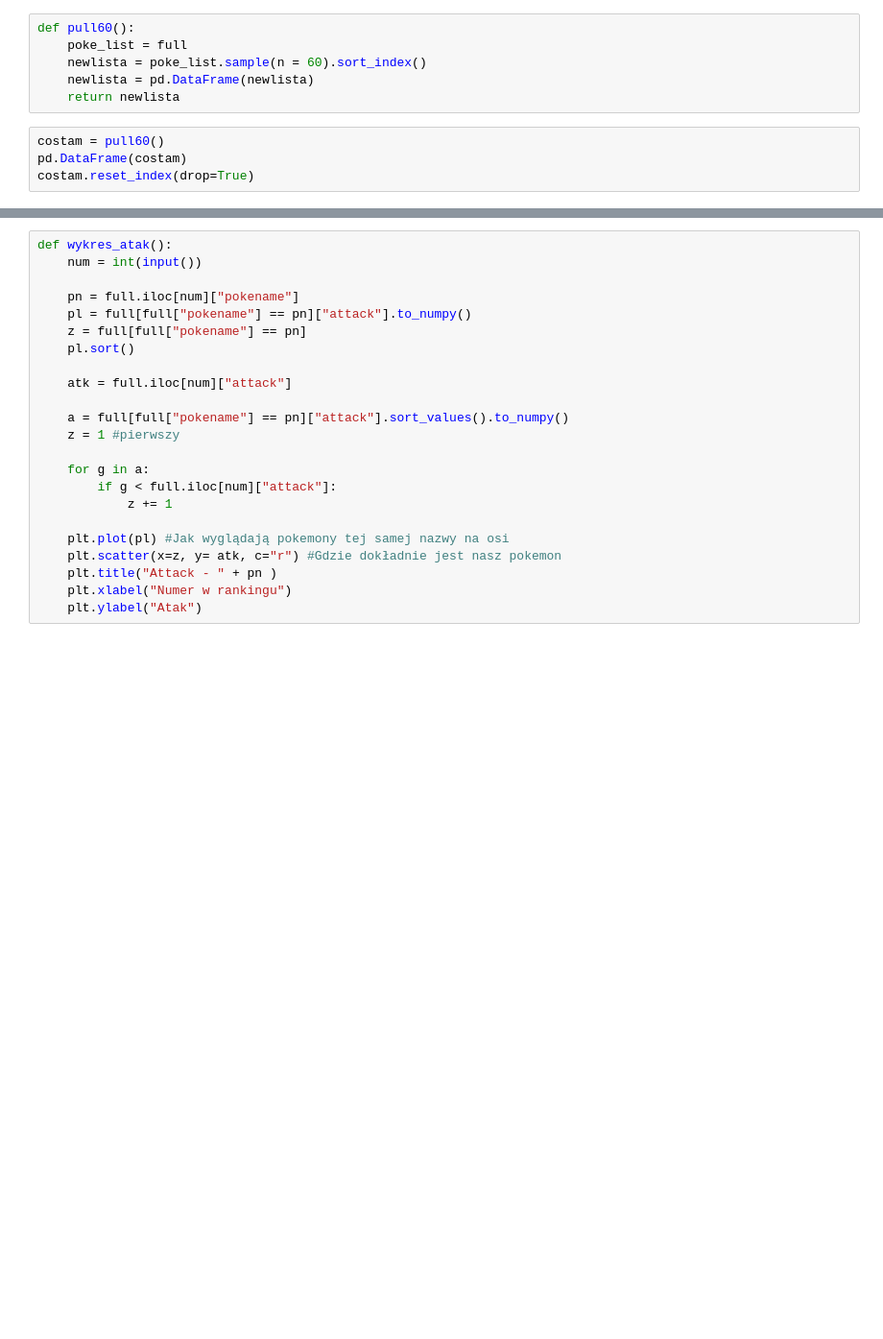
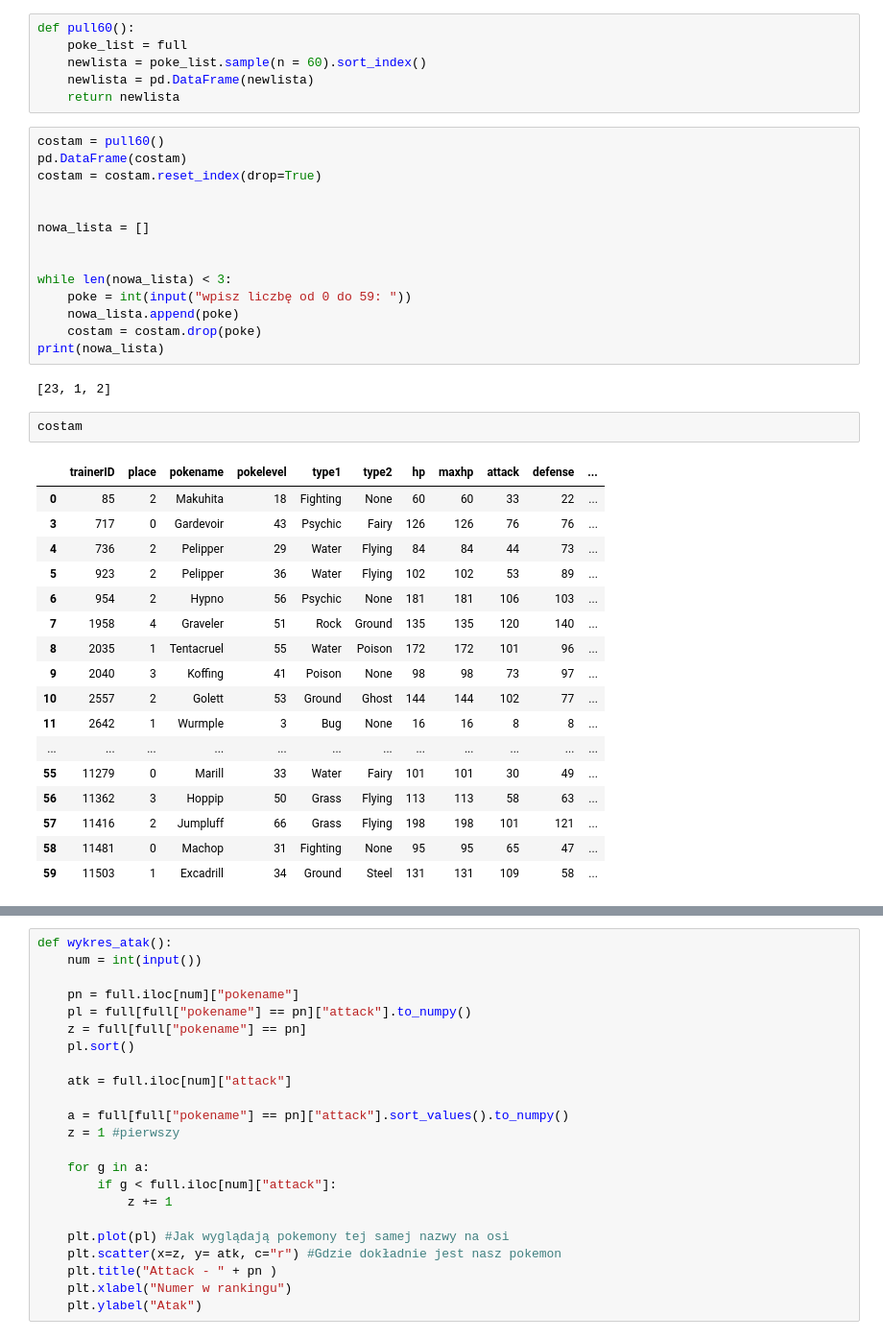
Before and after one commit to infoshareacademy/jdszr5-baraja, a Jupyter notebook: Pokemony/Pokemon_Dev.ipynb, the cells around one changed output, grey strips where cells are left out. Shown at 96% size. Drawn from its saved outputs; the diff is of its cells as text; blank space fills up the shorter version.

```diff
--- a/Pokemony/Pokemon_Dev.ipynb
+++ b/Pokemony/Pokemon_Dev.ipynb
@@ -197,7 +220,39 @@ def pull60():
     newlista = poke_list.sample(n = 60).sort_index()
     newlista = pd.DataFrame(newlista)
     return newlista
-# %%
-costam = pull60()
-pd.DataFrame(costam)
-costam.reset_index(drop=True)
+# %%
+costam = pull60()
+pd.DataFrame(costam)
+costam = costam.reset_index(drop=True)
+
+
+nowa_lista = []
+
+
+while len(nowa_lista) < 3:
+    poke = int(input("wpisz liczbę od 0 do 59: "))
+    nowa_lista.append(poke)
+    costam = costam.drop(poke)
+print(nowa_lista)
+# %% [output]
+[23, 1, 2]
+# %%
+costam
+# %% [output]
+|  | trainerID | place | pokename | pokelevel | type1 | type2 | hp | maxhp | attack | defense | ... |
+| 0 | 85 | 2 | Makuhita | 18 | Fighting | None | 60 | 60 | 33 | 22 | ... |
+| 3 | 717 | 0 | Gardevoir | 43 | Psychic | Fairy | 126 | 126 | 76 | 76 | ... |
+| 4 | 736 | 2 | Pelipper | 29 | Water | Flying | 84 | 84 | 44 | 73 | ... |
+| 5 | 923 | 2 | Pelipper | 36 | Water | Flying | 102 | 102 | 53 | 89 | ... |
+| 6 | 954 | 2 | Hypno | 56 | Psychic | None | 181 | 181 | 106 | 103 | ... |
+| 7 | 1958 | 4 | Graveler | 51 | Rock | Ground | 135 | 135 | 120 | 140 | ... |
+| 8 | 2035 | 1 | Tentacruel | 55 | Water | Poison | 172 | 172 | 101 | 96 | ... |
+| 9 | 2040 | 3 | Koffing | 41 | Poison | None | 98 | 98 | 73 | 97 | ... |
+| 10 | 2557 | 2 | Golett | 53 | Ground | Ghost | 144 | 144 | 102 | 77 | ... |
+| 11 | 2642 | 1 | Wurmple | 3 | Bug | None | 16 | 16 | 8 | 8 | ... |
+| ... | ... | ... | ... | ... | ... | ... | ... | ... | ... | ... | ... |
+| 55 | 11279 | 0 | Marill | 33 | Water | Fairy | 101 | 101 | 30 | 49 | ... |
+| 56 | 11362 | 3 | Hoppip | 50 | Grass | Flying | 113 | 113 | 58 | 63 | ... |
+| 57 | 11416 | 2 | Jumpluff | 66 | Grass | Flying | 198 | 198 | 101 | 121 | ... |
+| 58 | 11481 | 0 | Machop | 31 | Fighting | None | 95 | 95 | 65 | 47 | ... |
+| 59 | 11503 | 1 | Excadrill | 34 | Ground | Steel | 131 | 131 | 109 | 58 | ... |
```
Also changed, not shown: parts of 9 cells of this notebook.
